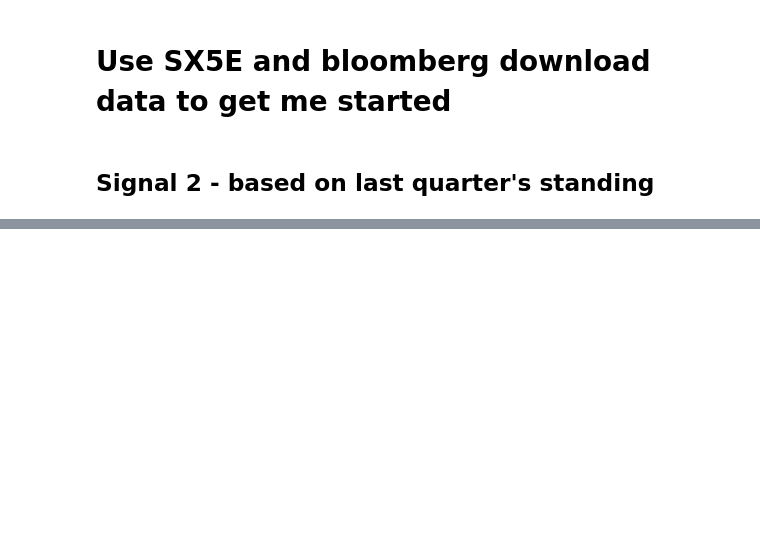
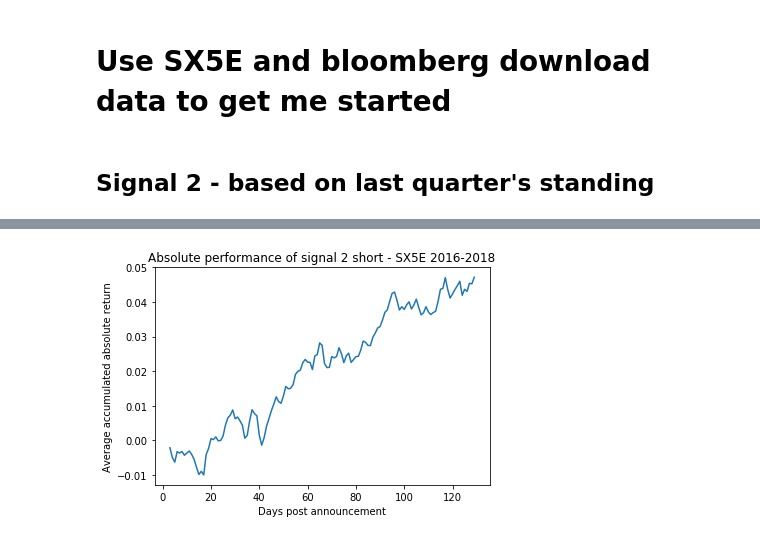
Before and after one commit to zliyclh/post_result, a Jupyter notebook: Signal 2.ipynb, the cells around one changed output, grey strips where cells are left out. Cells and saved outputs as stored; diff of their text form; code cells hidden in the pictures; blank space fills up the shorter version.

```diff
--- a/Signal 2.ipynb
+++ b/Signal 2.ipynb
@@ -89,0 +188,5 @@ rel_return=rel_return.dropna(how='all',axis=1)
+# %%
+perf_chart(short_abs_return_df.iloc[3:], xlabel="Days post announcement",
+           ylabel="Average accumulated absolute return",title="Absolute performance of signal 2 short - SX5E 2016-2018")
+# %% [output]
+[figure, added]
```
Also changed, not shown: parts of 7 cells of this notebook.
